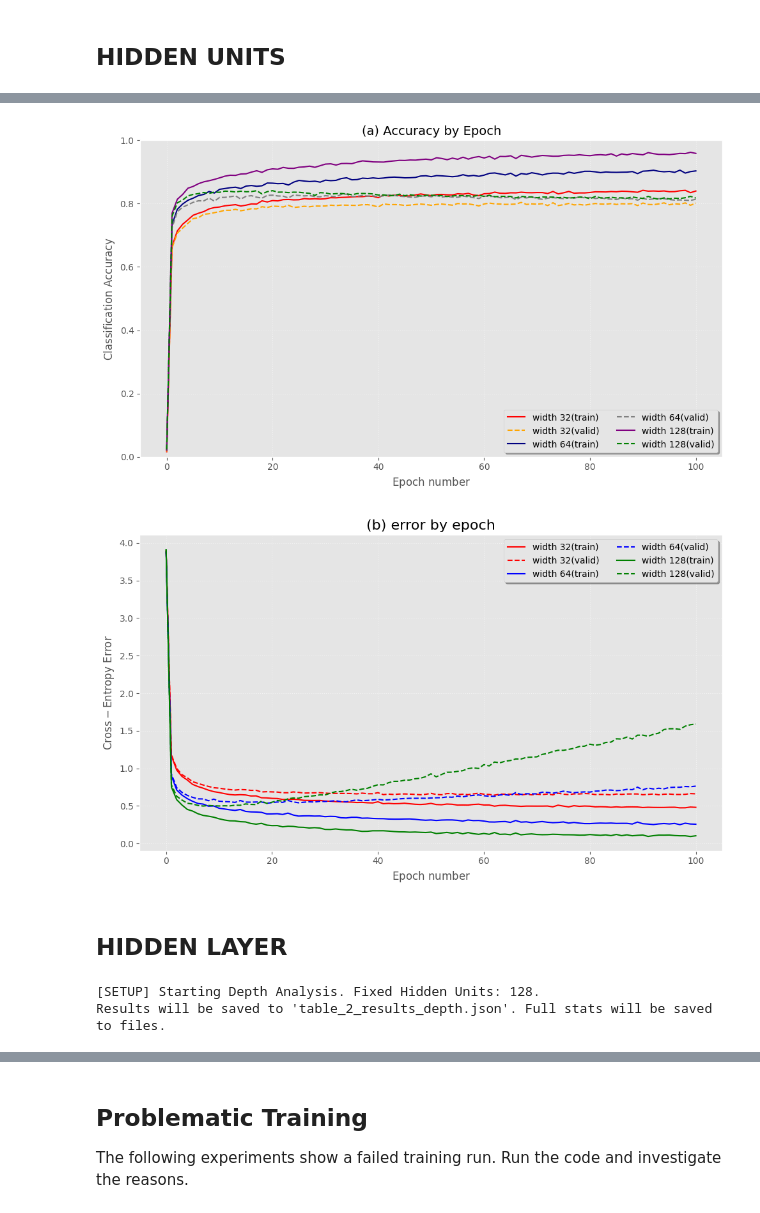
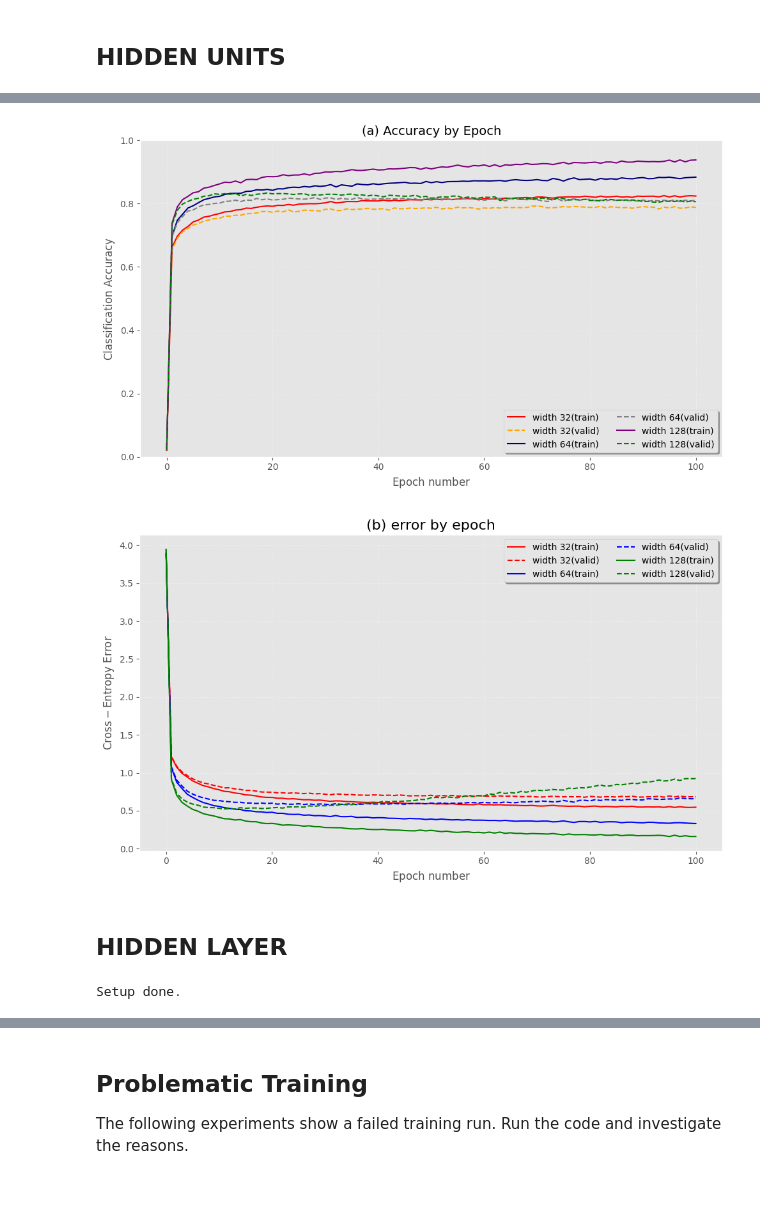
Before and after one commit to s2891782/mlp, a Jupyter notebook: notebooks/Coursework_1.ipynb, the cells around one changed output, grey strips where cells are left out. Cells and saved outputs as stored; diff of their text form; code cells hidden in the pictures.

Commit message:
Work on coursework2: Finalizing network width and depth

```diff
--- a/notebooks/Coursework_1.ipynb
+++ b/notebooks/Coursework_1.ipynb
@@ -284,36 +296,44 @@ Epoch 11: 1.8s to complete
 ... (88 outputs left out)
 # %%
 hidden_dim = 128
+seed = 123
 
 print(f"\n--- Starting Experiment: Width {hidden_dim} Hidden Units ---")
+
+rng = np.random.RandomState(seed)
+weights_init = GlorotUniformInit(rng=rng)
+biases_init = ConstantInit(0.0)
+
 model = MultipleLayerModel([
     AffineLayer(input_dim, hidden_dim, weights_init, biases_init),
-    ReluLayer(),
-    AffineLayer(hidden_dim, hidden_dim, weights_init, biases_init),
     ReluLayer(),
     AffineLayer(hidden_dim, output_dim, weights_init, biases_init)
 ])
 
+learning_rule = AdamLearningRule(learning_rate=learning_rate)
+
 global stats_w128
 stats_w128, keys, run_time, *rest = train_model_and_plot_stats(
-    model, error, learning_rule, train_data, valid_data, num_epochs, stats_interval, notebook=True)
+    model, error, learning_rule, train_data, valid_data,
+    num_epochs, stats_interval, notebook=True)
 
 final_stats = stats_w128[-1]
 final_val_acc = final_stats[keys['acc(valid)']] * 100
 final_train_err = final_stats[keys['error(train)']]
 final_val_err = final_stats[keys['error(valid)']]
 
-# LOAD, APPEND, AND SAVE
 with open(results_file_w, 'r') as f:
     results = json.load(f)
 
-results['data'].append([hidden_dim, f"{final_val_acc:.2f}", f"{final_train_err:.4f}", f"{final_val_err:.4f}"])
+results['data'].append([hidden_dim,
+                        f"{final_val_acc:.2f}",
+                        f"{final_train_err:.4f}",
+                        f"{final_val_err:.4f}"])
 
 with open(results_file_w, 'w') as f:
     json.dump(results, f, indent=4)
 
-print(f"\n[SUCCESS] Width {hidden_dim} Experiment completed.")
+print(f"\nWidth {hidden_dim} Experiment completed.")
 print(f"  Val Acc: {final_val_acc:.2f}%, Train Error: {final_train_err:.4f}, Val Error: {final_val_err:.4f}")
-print("Data saved. Proceed to the next cell when ready.")
 # %% [output]
 --- Starting Experiment: Width 128 Hidden Units ---
@@ -434,37 +452,35 @@ for width in widths:
 
     train_acc = [s[keys['acc(train)']] for s in stats]
     valid_acc = [s[keys['acc(valid)']] for s in stats]
 
     # Plot Train (Solid)
     h_train, = ax.plot(epochs, train_acc, **WIDTH_CURVE_STYLES[width])
     # Plot Validation (Dashed)
     h_valid, = ax.plot(epochs, valid_acc, **WIDTH_CURVE_STYLES[f'{width}_valid'])
 
     all_handles.extend([h_train, h_valid])
     all_labels.extend([WIDTH_CURVE_STYLES[width]['label'], WIDTH_CURVE_STYLES[f'{width}_valid']['label']])
 
-# Formatting
 ax.set_title(r'(a) Accuracy by Epoch', fontsize=14)
 ax.set_xlabel(r'$\mathrm{Epoch\ number}$', fontsize=12)
 ax.set_ylabel(r'$\mathrm{Classification\ Accuracy}$', fontsize=12)
 ax.grid(True, linestyle=':', alpha=0.6)
 ax.set_ylim(0, 1.0)
 
 ax.legend(all_handles, all_labels,
           loc='lower right',
           ncol=2,
           fontsize=10,
           frameon=True,
           fancybox=True,
           shadow=True)
 
-# SAVE FIGURE TO PDF
 fig.tight_layout()
-save_filename = 'emnist_width_accuracy_curves.png'
+save_filename = 'empty_acc_curve_width.png'
 fig.savefig(save_filename)
 plt.show()
 # %% [output]
-[figure, old version]
+[figure, new version]
 # %%
 WIDTH_CURVE_STYLES = {
     32:  {'color': 'red', 'linestyle': '-', 'label': 'width 32(train)'},
@@ -503,7 +519,6 @@ for width in widths:
     all_handles.extend([h_train, h_valid])
     all_labels.extend([WIDTH_CURVE_STYLES[width]['label'], WIDTH_CURVE_STYLES[f'{width}_valid']['label']])
 
-# Formatting
 ax.set_title(r'(b) error by epoch', fontsize=16)
 ax.set_xlabel(r'$\mathrm{Epoch\ number}$', fontsize=12)
 ax.set_ylabel(r'$\mathrm{Cross-Entropy\ Error}$', fontsize=12)
@@ -517,13 +532,12 @@ ax.legend(all_handles, all_labels,
           fancybox=True,
           shadow=True)
 
-# SAVE FIGURE TO PDF
 fig.tight_layout()
-save_filename = 'emnist_width_error_curves.png'
+save_filename = 'empty_error_curve_width.png'
 fig.savefig(save_filename)
 plt.show()
 # %% [output]
-[figure, old version]
+[figure, new version]
 # %% [markdown]
 ## HIDDEN LAYER
 # %%
@@ -533,24 +547,14 @@ stats_interval = 1
 input_dim, output_dim = 784, 47
 hidden_dim = 128
 
-# File names
 results_file_2 = 'table_2_results_depth.json'
 HEADERS_2 = ["# Hidden Layers", "Val. Acc. (%)", "Train Error", "Val. Error"]
 
-# --- INITIALIZE RESULTS FILE ---
-# Clears old data and sets up the file for incremental saving
 with open(results_file_2, 'w') as f:
     json.dump({"headers": HEADERS_2, "data": []}, f)
 
-print(f"[SETUP] Starting Depth Analysis. Fixed Hidden Units: {hidden_dim}.")
-print(f"Results will be saved to '{results_file_2}'. Full stats will be saved to files.")
-
-# Initialize common objects
-weights_init = GlorotUniformInit(rng=rng)
-biases_init = ConstantInit(0.)
 error = CrossEntropySoftmaxError()
-learning_rule = AdamLearningRule(learning_rate=learning_rate)
+print("Setup done.")
 # %% [output]
-[SETUP] Starting Depth Analysis. Fixed Hidden Units: 128.
-Results will be saved to 'table_2_results_depth.json'. Full stats will be saved to files.
+Setup done.
 # %%
```
Also changed, not shown: parts of 13 cells of this notebook, 9 other files.
